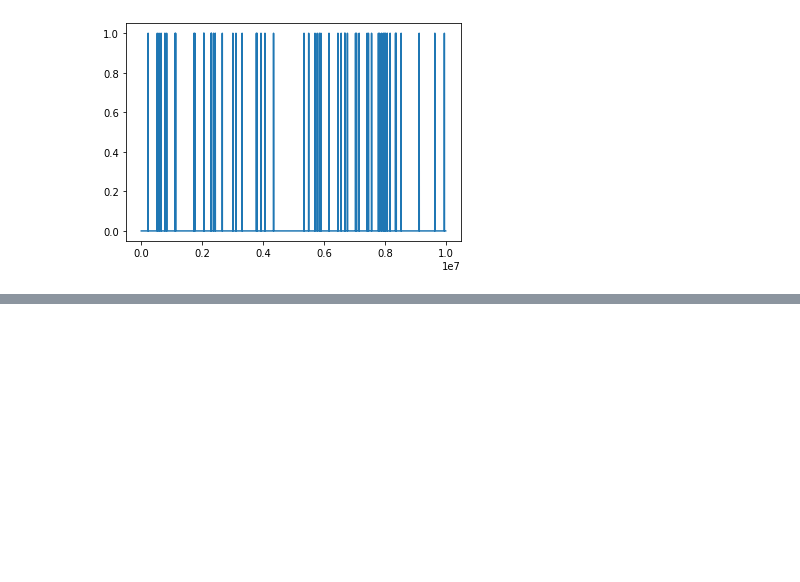
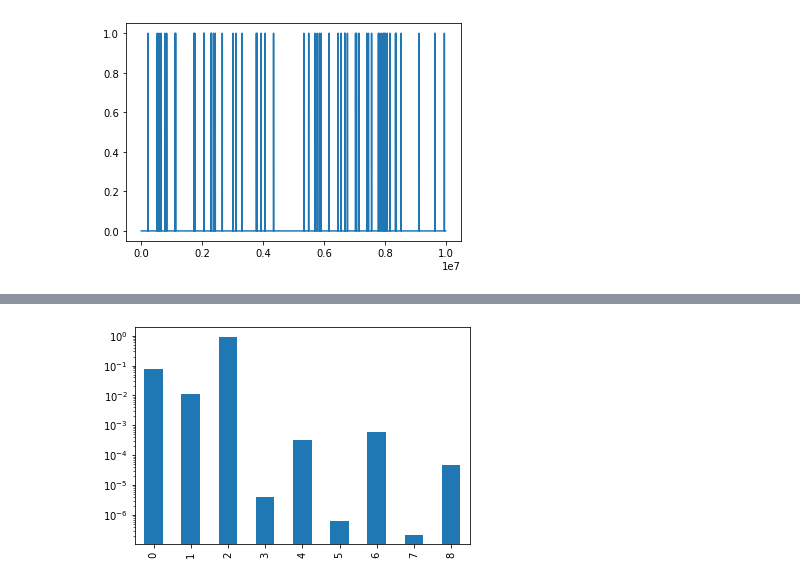
Before and after one commit to geoffwoollard/calcium_signalling_simulations, a Jupyter notebook: calcium_simulations.ipynb, the cells around one changed output, grey strips where cells are left out. Cells and saved outputs as stored; diff of their text form; code cells hidden in the pictures; blank space fills up the shorter version.

```diff
--- a/calcium_simulations.ipynb
+++ b/calcium_simulations.ipynb
@@ -494,0 +556,5 @@ for i in range(ca.size):
+# %%
+pd.Series(stationary_states[1]).plot.bar()
+plt.yscale('log')
+# %% [output]
+[figure, added]
```
Also changed, not shown: parts of 18 cells of this notebook.
